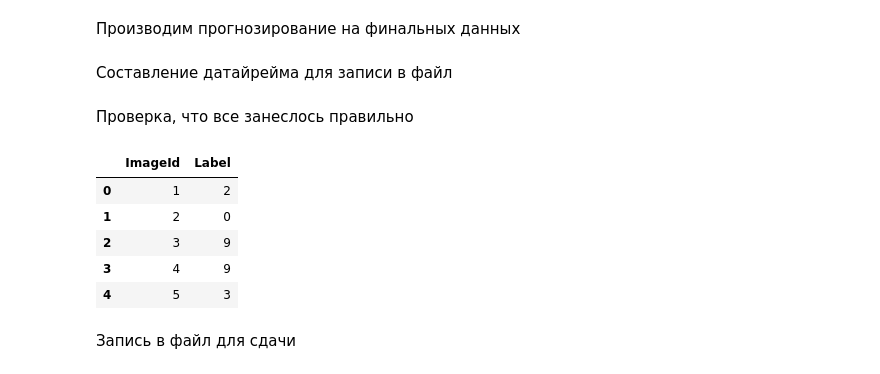
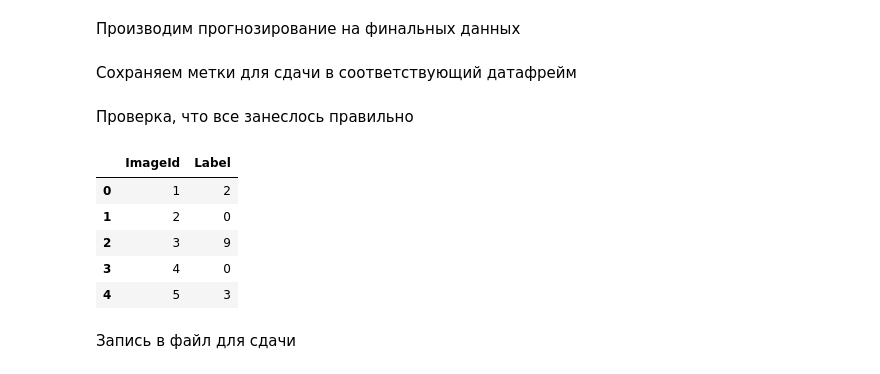
Before and after one commit to daniilolider/Digit-Recognizer, a Jupyter notebook: Digit Recognizer.ipynb, the cells around one changed output. Saved outputs shown, nothing was run; the diff lists cells and outputs as text; code cells hidden in the pictures.

```diff
--- a/Digit Recognizer.ipynb
+++ b/Digit Recognizer.ipynb
@@ -141,14 +156,14 @@ train_loader = DataLoader(
     num_workers=num_workers,
     shuffle=True,
     drop_last=True,
-    pin_memory=True
+    pin_memory=(device.type=='cuda')
 )
 test_loader = DataLoader(
     test_ds,
     batch_size=batch_size,
     num_workers=num_workers,
     drop_last=True,
-    pin_memory=True
+    pin_memory=(device.type=='cuda')
 )
 # %% [markdown]
 Проверяем, что все создалось правильно
@@ -328,5 +343,3 @@ with torch.no_grad():
         prediction = torch.argmax(logits_ps).item()
 
         labels.append(prediction)
-# %% [markdown]
-Составление датайрейма для записи в файл
@@ -338,13 +346,17 @@ submission_df = pd.DataFrame({
+# %% [markdown]
+Сохраняем метки для сдачи в соответствующий датафрейм
+# %%
+sample_submission['Label'] = labels
 # %% [markdown]
 Проверка, что все занеслось правильно
 # %%
-submission_df.head()
+sample_submission.head()
 # %% [output]
 |  | ImageId | Label |
 | 0 | 1 | 2 |
 | 1 | 2 | 0 |
 | 2 | 3 | 9 |
-| 3 | 4 | 9 |
+| 3 | 4 | 0 |
 | 4 | 5 | 3 |
 # %% [markdown]
 Запись в файл для сдачи
```
Also changed, not shown: parts of 12 cells of this notebook, 1 other file.
